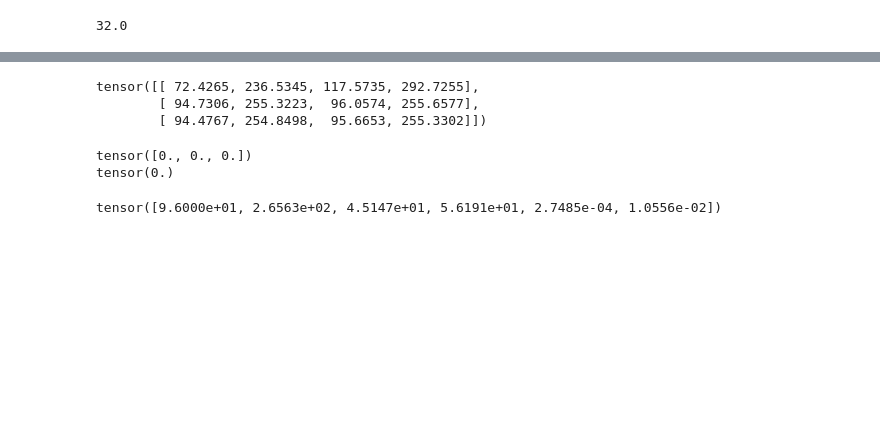
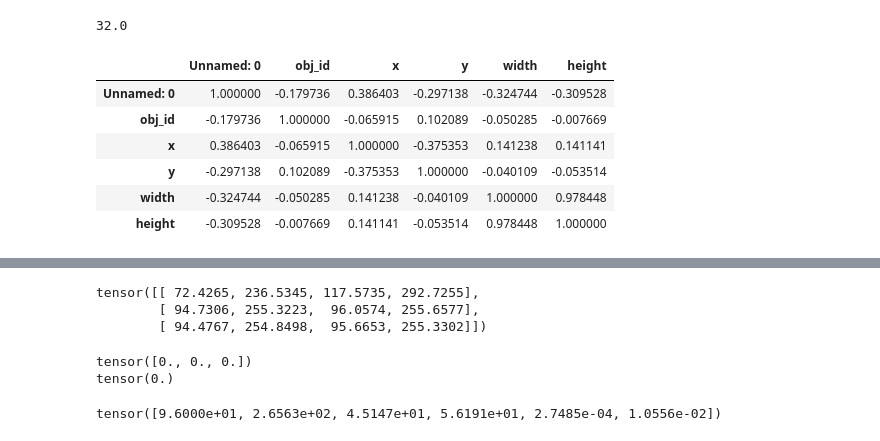
Before and after one commit to kostas1515/yolo_drone_vs_bird, a Jupyter notebook: yolo.ipynb, the cells around one changed output, grey strips where cells are left out. Saved outputs shown, nothing was run; the diff lists cells and outputs as text; code cells hidden in the pictures; blank space fills up the shorter version.

```diff
--- a/yolo.ipynb
+++ b/yolo.ipynb
@@ -175,7 +190,16 @@ print(data.head())
 # %%
 import pandas as pd
 
 df = pd.read_csv('../annotations.csv')
+df.corr()
+# %% [output]
+|  | Unnamed: 0 | obj_id | x | y | width | height |
+| Unnamed: 0 | 1.000000 | -0.179736 | 0.386403 | -0.297138 | -0.324744 | -0.309528 |
+| obj_id | -0.179736 | 1.000000 | -0.065915 | 0.102089 | -0.050285 | -0.007669 |
+| x | 0.386403 | -0.065915 | 1.000000 | -0.375353 | 0.141238 | 0.141141 |
+| y | -0.297138 | 0.102089 | -0.375353 | 1.000000 | -0.040109 | -0.053514 |
+| width | -0.324744 | -0.050285 | 0.141238 | -0.040109 | 1.000000 | 0.978448 |
+| height | -0.309528 | -0.007669 | 0.141141 | -0.053514 | 0.978448 | 1.000000 |
 # %%
 from darknet import *
 import darknet as dn
```
Also changed, not shown: parts of 11 cells of this notebook, 1 other file.
